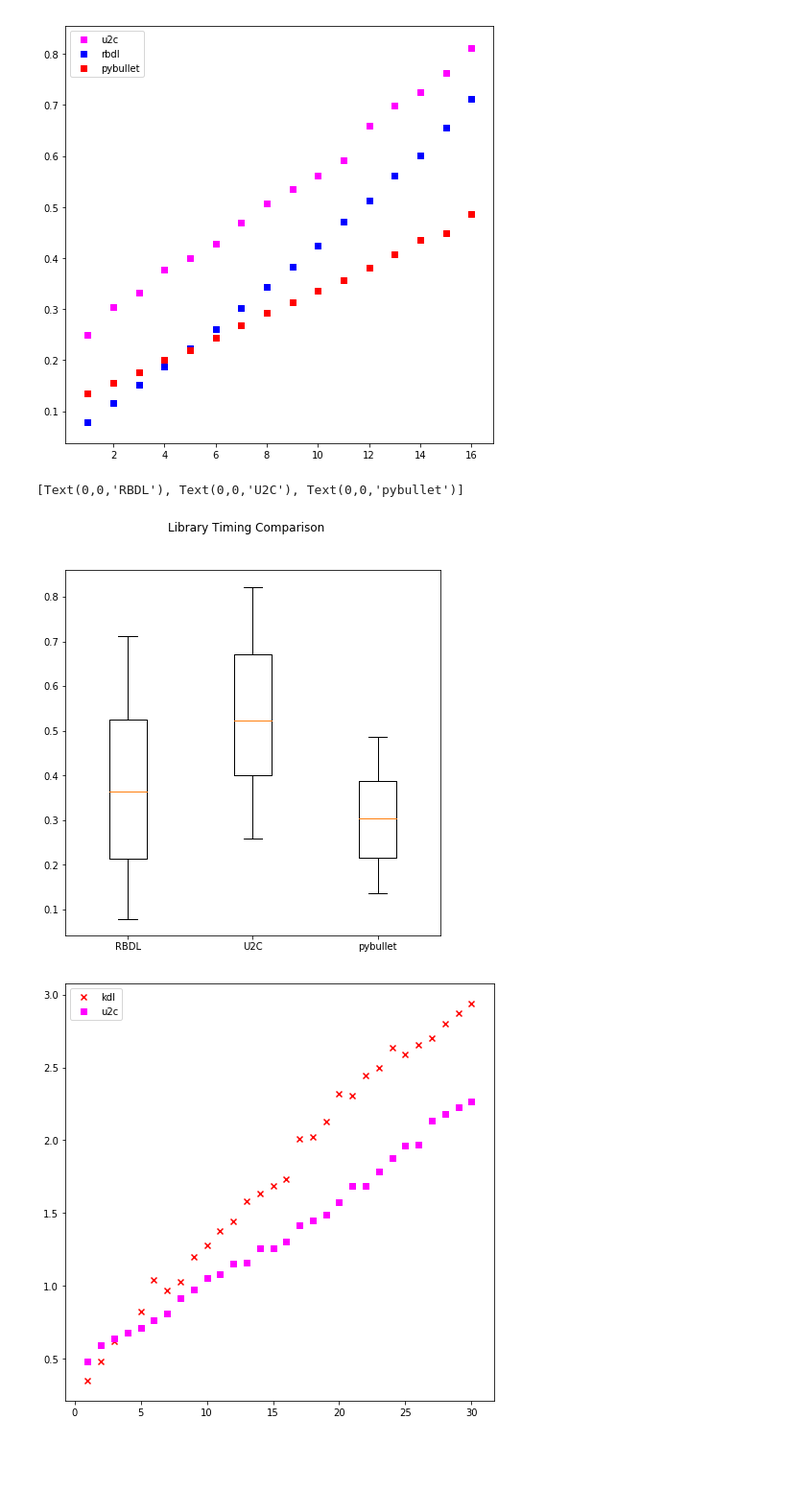
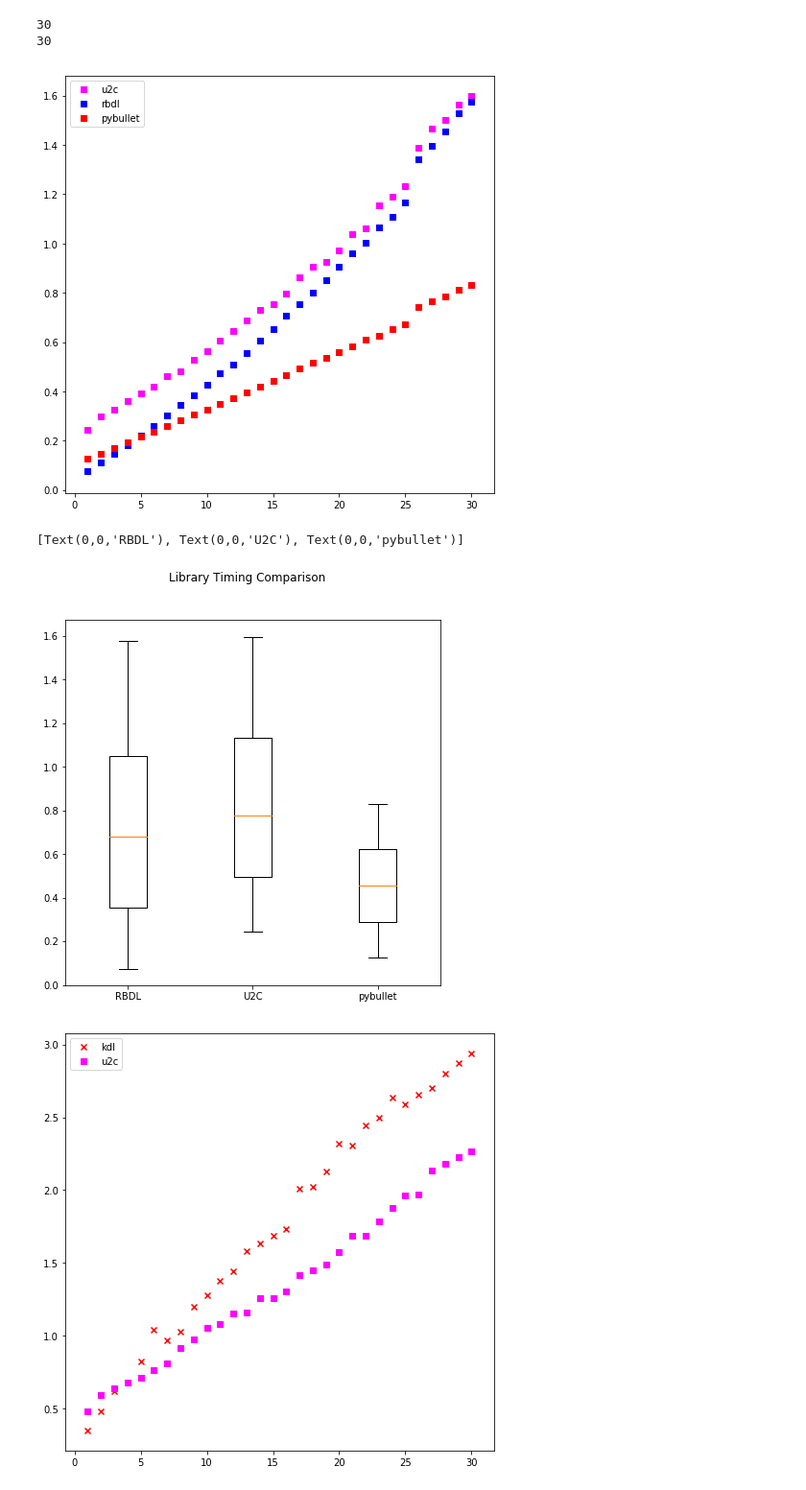
Before and after one commit to mahaarbo/urdf2casadi, a Jupyter notebook: examples/timing/timingscript_inertiamatrix.ipynb, the cells around one changed output. Shown: that part at 96% size. Saved outputs shown, nothing was run; the diff lists cells and outputs as text; code cells hidden in the pictures; blank space fills up the shorter version.

Commit message:
timing

```diff
--- a/examples/timing/timingscript_inertiamatrix.ipynb
+++ b/examples/timing/timingscript_inertiamatrix.ipynb
@@ -171,17 +170,25 @@ med_fig.show()
 # %%
 #joint_nr = list(range(ndofs + 1))
 #joint_nr.pop(0)
+joint_nr = list(range(ndofs-2 + 1))
+joint_nr.pop(0)
+print len(joint_nr)
+print len(mintime_u2c)
+mintime_rbdl.pop(25)
+mintime_pb.pop(25)
 min_fig = plt.figure(figsize = (8, 8))
 #plt.scatter(joint_nr, mintime_kdl, c='r', marker='x', label='kdl')
 plt.scatter(joint_nr, mintime_u2c, c='fuchsia', marker='s', label='u2c')
-plt.scatter(joint_nr, mediantime_rbdl, c='b', marker='s', label='rbdl')
-plt.scatter(joint_nr, mediantime_pb, c='r', marker='s', label='pybullet')
+plt.scatter(joint_nr, mintime_rbdl, c='b', marker='s', label='rbdl')
+plt.scatter(joint_nr, mintime_pb, c='r', marker='s', label='pybullet')
 plt.legend(loc='upper left')
 min_fig.show()
 # %% [output]
+30
+30
-[figure, old version]
+[figure, new version]
 # %%
-timing_scores = [mediantime_rbdl, mediantime_u2c, mediantime_pb]
+timing_scores = [mintime_rbdl, mintime_u2c, mintime_pb]
 names = ["RBDL", "U2C", "pybullet"]#, "RBDL", "pybullet"]
 boxplot = plt.figure(figsize = (7, 7))
 boxplot.suptitle("Library Timing Comparison")
@@ -191,7 +198,7 @@ ax.boxplot(timing_scores)
 ax.set_xticklabels(names)
 # %% [output]
 [Text(0,0,'RBDL'), Text(0,0,'U2C'), Text(0,0,'pybullet')]
-[figure, old version]
+[figure, new version]
 # %%
 av_fig = plt.figure(figsize = (8, 8))
 plt.scatter(joint_nr, averagetime_kdl, c='r', marker='x', label='kdl')
```
Also changed, not shown: parts of 3 cells of this notebook, 6 other files.
